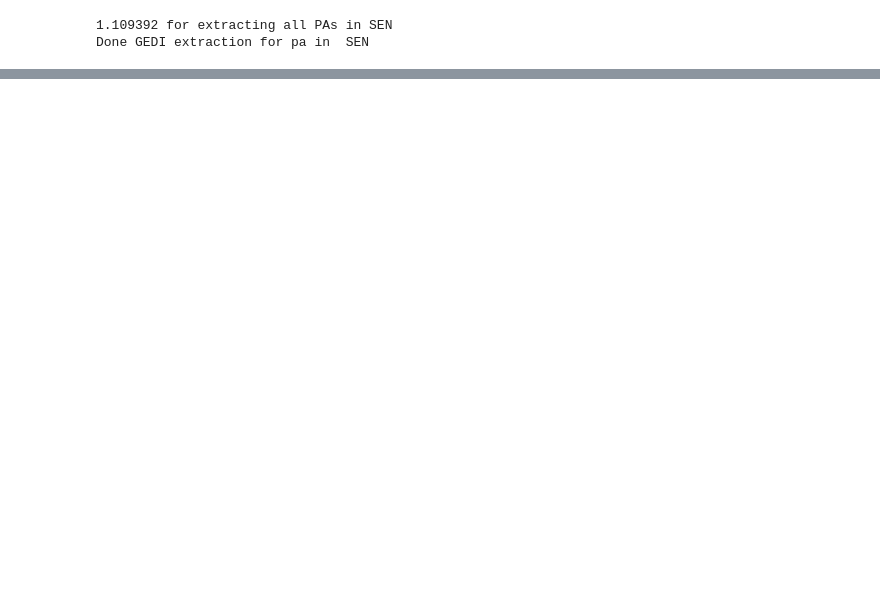
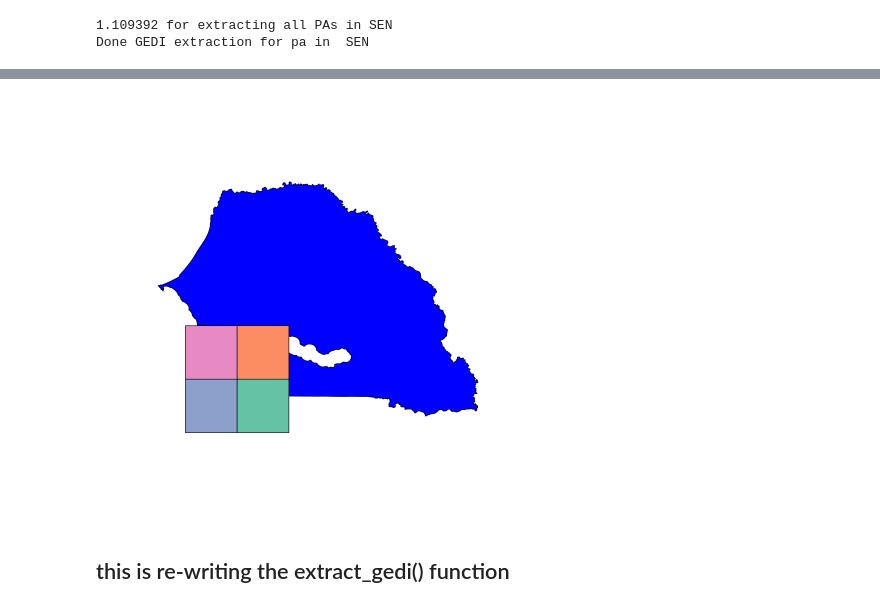
Before and after one commit to GEDI-PA/MAAP_GEDIAnalysis, a Jupyter notebook: global2.ipynb, the cells around one changed output, grey strips where cells are left out. Saved outputs shown, nothing was run; the diff lists cells and outputs as text; code cells hidden in the pictures; blank space fills up the shorter version.

```diff
--- a/global2.ipynb
+++ b/global2.ipynb
@@ -253,0 +394,5 @@ Done GEDI extraction for pa in  SEN
+# %%
+plot(adm, col = "blue")
+plot(tile, add = TRUE)
+# %% [output]
+[figure, added]
@@ -253,0 +402,2 @@ Done GEDI extraction for pa in  SEN
+# %% [markdown]
+## this is re-writing the extract_gedi() function
```
Also changed, not shown: parts of 34 cells of this notebook, 1 other file.
